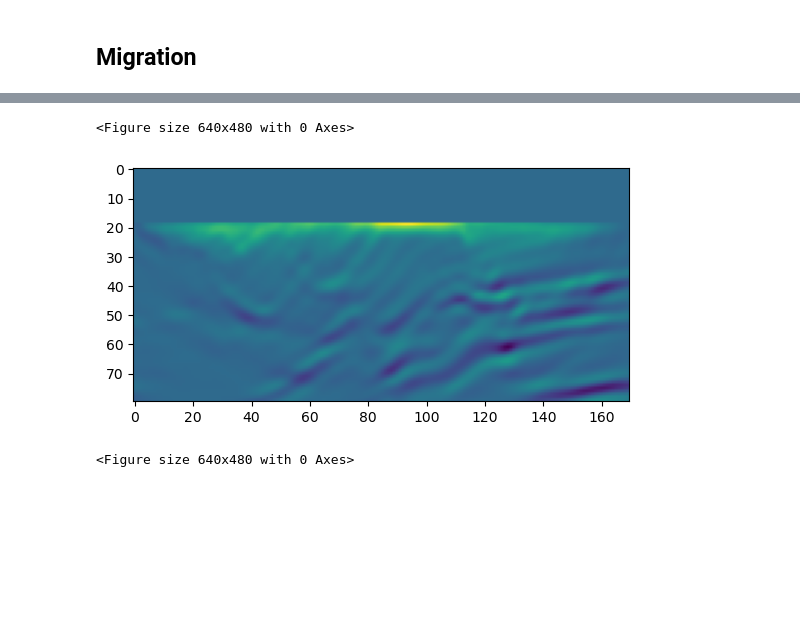
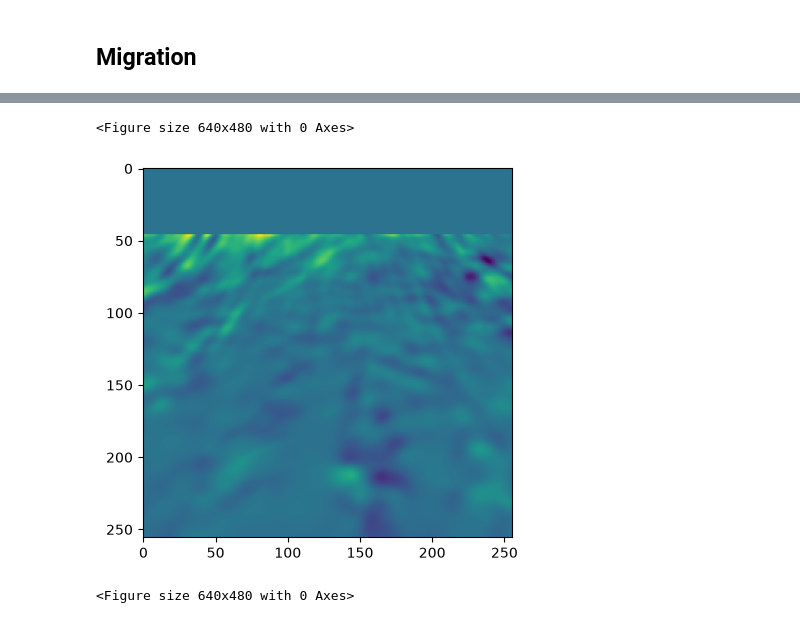
Before and after one commit to alphanumeric-username/geod67-project, a Jupyter notebook: seismic_modeling.ipynb, the cells around one changed output, grey strips where cells are left out. Cells and saved outputs as stored; diff of their text form; code cells hidden in the pictures; blank space fills up the shorter version.

```diff
--- a/seismic_modeling.ipynb
+++ b/seismic_modeling.ipynb
@@ -184,4 +177,6 @@ plt.imshow(vp0_data.T)
+# %%
+nsrc=5
 # %%
-sx = np.linspace(nbl, vp.shape[0] - nbl, num=20, dtype=np.float32)
+sx = np.linspace(nbl, vp.shape[1] - nbl-1, num=nsrc, dtype=np.int32)
 sx
 # %% [output]
@@ -193,10 +189,11 @@ array([ 40.      ,  48.94737 ,  57.894737,  66.8421  ,  75.789474,
 # %%
 dobs = []
 for sxi in sx:
+    print(f'Modeling shot for source at ({sxi},0).')
     ap.reset()
     ap.src_positions[0][0] = sxi
 
-    op.forward(vp)
+    op.forward(vp, damp_mask, fd_order=fd_order)
     dobs.append(ap.rec_data)
 
-dobs = np.array(dobs)
+dobs = tf.stack(dobs)
@@ -209,29 +212,32 @@ def compute_image(i):
     ap.reset()
     ap.src_positions[0][0] = sx[i]
 
-    u_history = op.forward(vp0, True)
+    u_history = op.forward(vp0, damp_mask, True, fd_order=fd_order)
 
-    res = ap.rec_data - dobs[i]
+    res = (ap.rec_data - dobs[i]).numpy()
     res = np.flip(res, axis=1)
     apT.reset()
     apT.src_wavelet = res
 
-    v_history = opT.forward(vp0, True)
+    v_history = opT.forward(vp0, damp_mask, True, fd_order=fd_order)
     v_history = list(reversed(v_history))
 
     zeta = np.zeros_like(u_history[0])
     illum = np.zeros_like(u_history[0])
 
+
     for ti in range(ap.nt):
         ui = u_history[ti]
-        ui_1 = u_history[ti] if ti > 0 else 0
+        ui_1 = u_history[ti-1] if ti > 0 else u_history[ti]
         # vi = v_history[-(ti+1)]
         vi = v_history[ti]
-        vi_1 = v_history[ti] if ti > 0 else 0
+        vi_1 = v_history[ti-1] if ti > 0 else v_history[ti]
 
         illum += ui**2
         # zeta += fd.lap(ui, vp.hx, vp.hz) * vi
-        zeta += (ui - ui_1)/ap.dt * (vi - vi_1)/ap.dt * 1/vp0.data**2 + fd.lap(ui, vp.hx, vp.hz) * vi
+        # zeta += (ui - ui_1)/ap.dt * (vi - vi_1)/ap.dt * 1/vp0.data**2 - (fd.lap(ui, vp.hx, vp.hz, fd_order=fd_order)) * vi
+        zeta += 2/vp0.data**3 * (ui - ui_1)/ap.dt * (vi - vi_1)/ap.dt# * 1/vp0.data**2
+        zeta = zeta.numpy()
         zeta[vp.data <=1.51] = 0
 
     return zeta, illum
@@ -269,8 +260,7 @@ zeta_full /= (illum + 1e-9)
 # %%
-plt.imshow(zeta_full.T[nbl:-nbl, nbl:-nbl])
+plt.imshow(zeta_full.numpy().T[0, nbl:-nbl, nbl:-nbl, 0])
 plt.figure()
-# plt.imshow(fd.lap(zeta_full.T[nbl:-nbl, nbl:-nbl], vp.hx, vp.hz))
 # %% [output]
 <Figure size 640x480 with 0 Axes>
-[figure, old version]
+[figure, new version]
 <Figure size 640x480 with 0 Axes>
```
Also changed, not shown: parts of 30 cells of this notebook, 6 other files.
